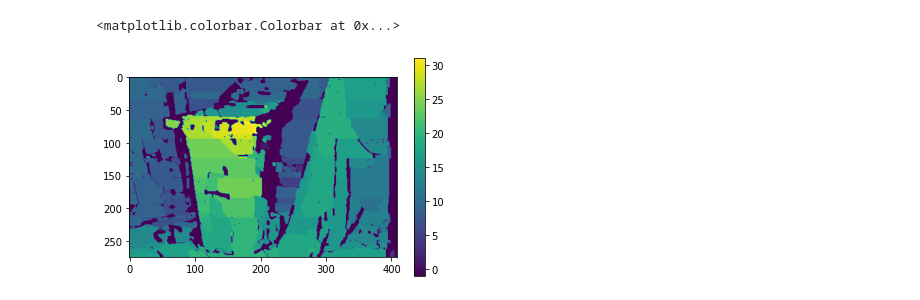
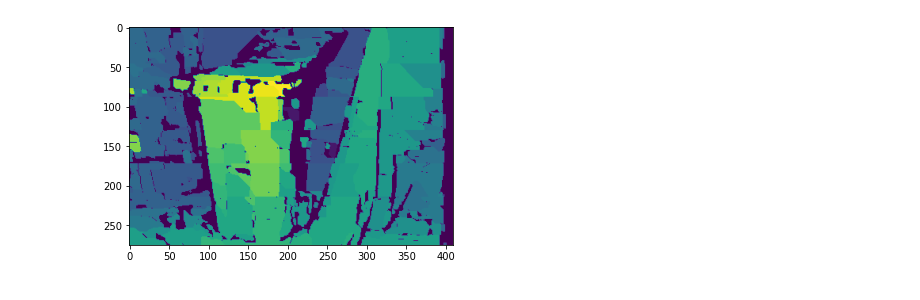
Before and after one commit to BaldPulse/Stereo_depth_energy, a Jupyter notebook: stiching.ipynb, the cells around one changed output. Cells and saved outputs as stored; diff of their text form; code cells hidden in the pictures.

```diff
--- a/stiching.ipynb
+++ b/stiching.ipynb
@@ -48,7 +37,7 @@ partial2 = load_partial("run\\recycle2", 275, 50, 8)
-# %%
-full2 = stitch(partial, 275, 40,10)
-plt.imshow(full2)
-plt.colorbar()
-# %% [output]
-<matplotlib.colorbar.Colorbar at 0x...>
-[figure, removed]
+# %%
+partial3 = load_partial('run', 275, 50, 8)
+full3 = stitch(partial3, 275, 50, 8)
+plt.imshow(full3)
+plt.show()
+# %% [output]
+[figure, added]
```
Also changed, not shown: parts of 9 cells of this notebook, 1 other file.
